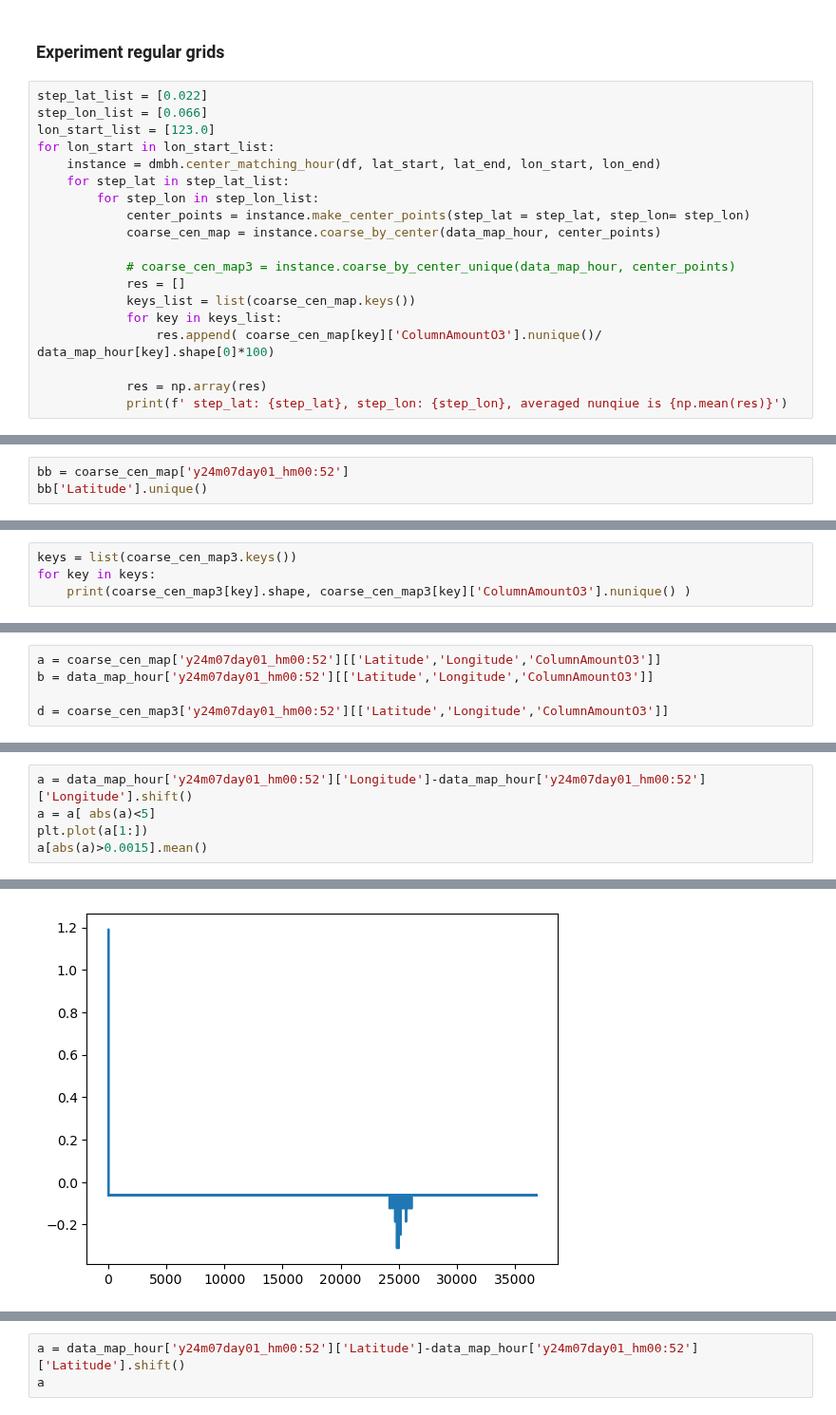
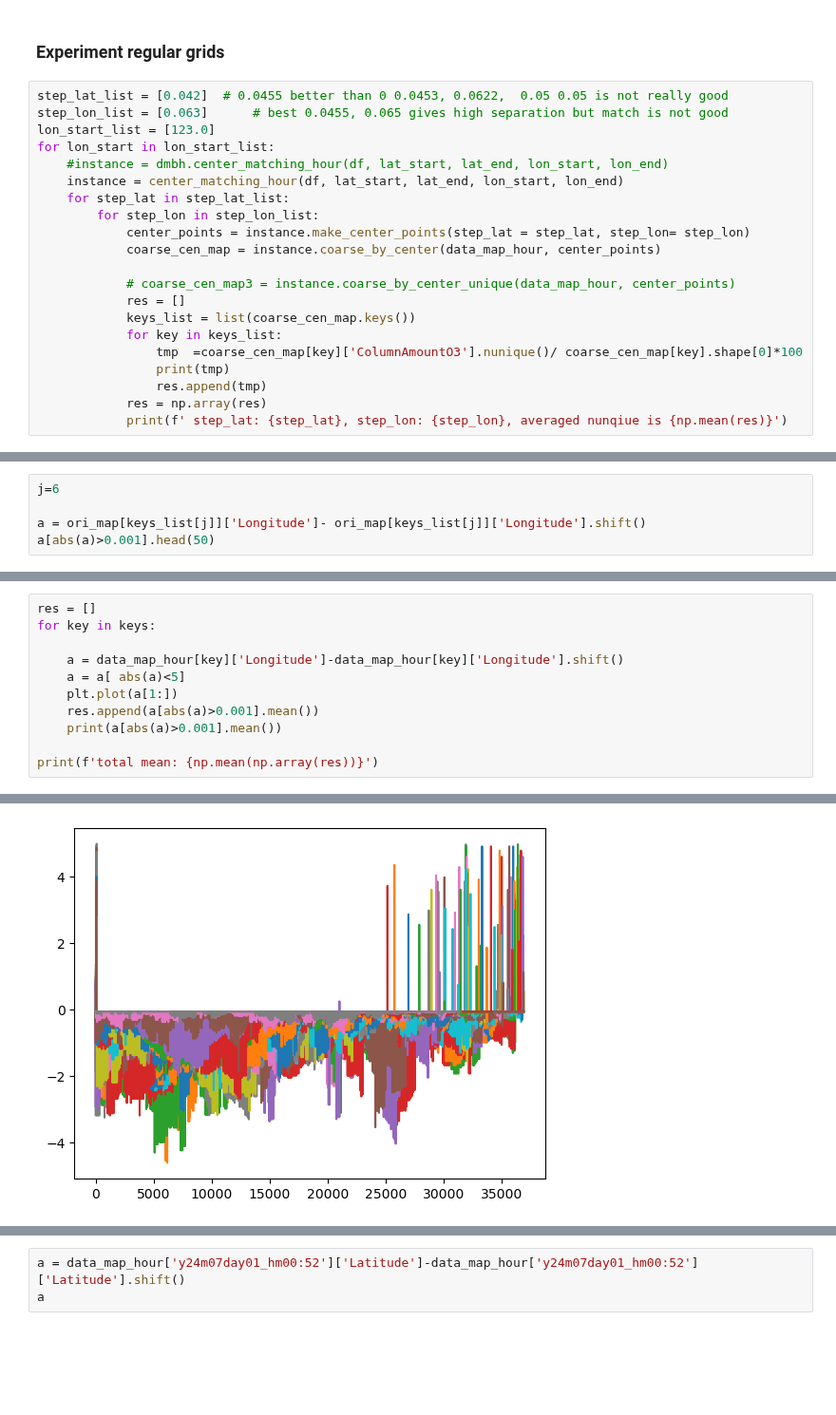
Before and after one commit to cl20813/GEMS_TCO, a Jupyter notebook: data_preprocessing/experiment.ipynb, the cells around one changed output, grey strips where cells are left out. Shown at 95% size. Drawn from its saved outputs; the diff is of its cells as text; blank space fills up the shorter version.

```diff
--- a/data_preprocessing/experiment.ipynb
+++ b/data_preprocessing/experiment.ipynb
@@ -313,11 +343,12 @@ instance = dmbh.center_matching_hour(df, lat_start, lat_end, lon_start, lon_end)
 # %% [markdown]
 ### Experiment regular grids
 # %%
-step_lat_list = [0.022]
-step_lon_list = [0.066]
+step_lat_list = [0.042]  # 0.0455 better than 0 0.0453, 0.0622,  0.05 0.05 is not really good
+step_lon_list = [0.063]      # best 0.0455, 0.065 gives high separation but match is not good
 lon_start_list = [123.0]
 for lon_start in lon_start_list:
-    instance = dmbh.center_matching_hour(df, lat_start, lat_end, lon_start, lon_end)
+    #instance = dmbh.center_matching_hour(df, lat_start, lat_end, lon_start, lon_end)
+    instance = center_matching_hour(df, lat_start, lat_end, lon_start, lon_end)
     for step_lat in step_lat_list:
         for step_lon in step_lon_list:
             center_points = instance.make_center_points(step_lat = step_lat, step_lon= step_lon)
@@ -327,8 +358,9 @@ for lon_start in lon_start_list:
             res = []
             keys_list = list(coarse_cen_map.keys())
             for key in keys_list:
-                res.append( coarse_cen_map[key]['ColumnAmountO3'].nunique()/ data_map_hour[key].shape[0]*100)
-
+                tmp  =coarse_cen_map[key]['ColumnAmountO3'].nunique()/ coarse_cen_map[key].shape[0]*100
+                print(tmp)
+                res.append(tmp)
             res = np.array(res)
             print(f' step_lat: {step_lat}, step_lon: {step_lon}, averaged nunqiue is {np.mean(res)}')
 # %% [output]
@@ -365,4 +423,6 @@ print(  0.00014* 152)   # apply downward movement
 # %%
-bb = coarse_cen_map['y24m07day01_hm00:52']
-bb['Latitude'].unique()
+j=6
+
+a = ori_map[keys_list[j]]['Longitude']- ori_map[keys_list[j]]['Longitude'].shift()
+a[abs(a)>0.001].head(50)
 # %% [output]
@@ -386,4 +445,0 @@ array([5.   , 4.978, 4.956, 4.934, 4.912, 4.89 , 4.868, 4.846, 4.824,
-# %%
-keys = list(coarse_cen_map3.keys())
-for key in keys:
-    print(coarse_cen_map3[key].shape, coarse_cen_map3[key]['ColumnAmountO3'].nunique() )
@@ -408,5 +445,0 @@ for key in keys:
-# %%
-a = coarse_cen_map['y24m07day01_hm00:52'][['Latitude','Longitude','ColumnAmountO3']]
-b = data_map_hour['y24m07day01_hm00:52'][['Latitude','Longitude','ColumnAmountO3']]
-
-d = coarse_cen_map3['y24m07day01_hm00:52'][['Latitude','Longitude','ColumnAmountO3']]
@@ -415,7 +446,13 @@ pd.concat( (a,  b), axis=1)
 # %%
-a = data_map_hour['y24m07day01_hm00:52']['Longitude']-data_map_hour['y24m07day01_hm00:52']['Longitude'].shift()
-a = a[ abs(a)<5]
-plt.plot(a[1:])
-a[abs(a)>0.0015].mean()
+res = []
+for key in keys:
+
+    a = data_map_hour[key]['Longitude']-data_map_hour[key]['Longitude'].shift()
+    a = a[ abs(a)<5]
+    plt.plot(a[1:])
+    res.append(a[abs(a)>0.001].mean())
+    print(a[abs(a)>0.001].mean())
+
+print(f'total mean: {np.mean(np.array(res))}')
 # %% [output]
 -0.06238989379468428
@@ -422 +475 @@ a[abs(a)>0.0015].mean()
-[figure, old version]
+[figure, new version]
```
Also changed, not shown: parts of 19 cells of this notebook, 3 other files.
